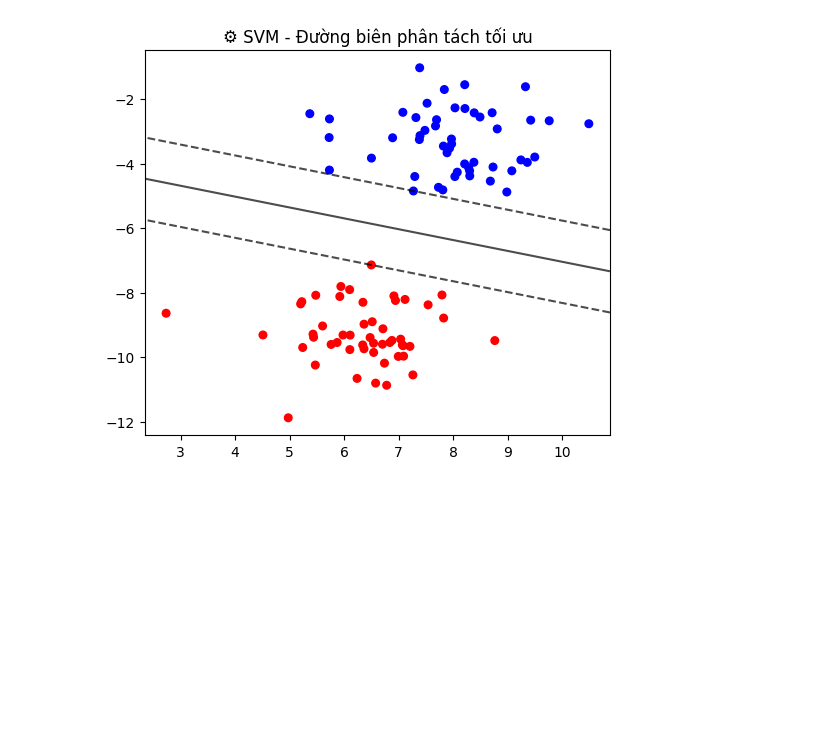
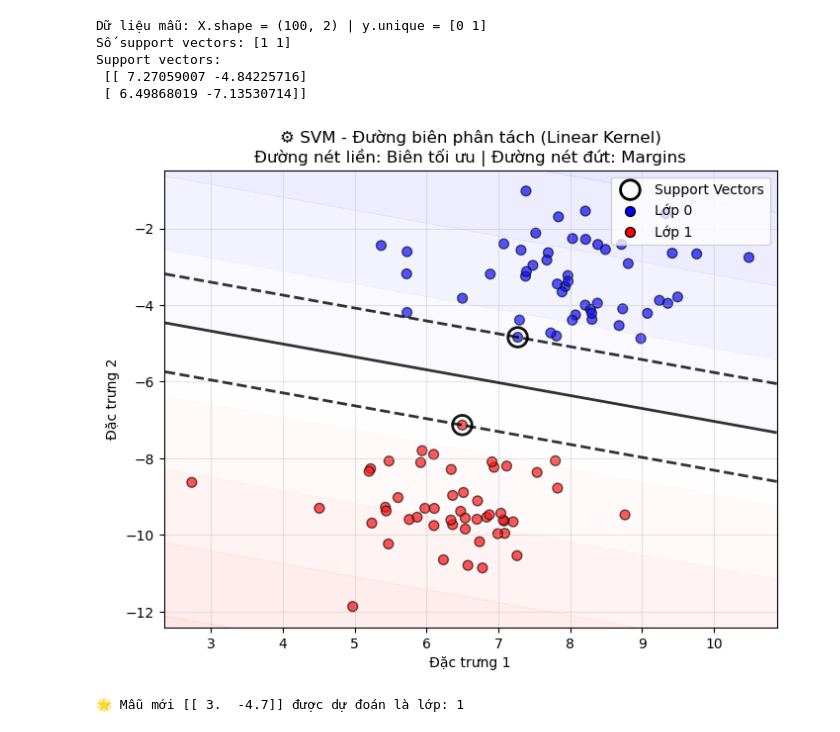
Before and after one commit to CodeWithVu/pythonPrograming, a Jupyter notebook: exercise/w4/svm.ipynb, the cells around one changed output. Drawn from its saved outputs; the diff is of its cells as text; code cells hidden in the pictures; blank space fills up the shorter version.

```diff
--- a/exercise/w4/svm.ipynb
+++ b/exercise/w4/svm.ipynb
@@ -1,36 +1,81 @@
 # %%
 # SVM - Phân loại 2D trực quan
 from sklearn import datasets
 from sklearn.svm import SVC
 import matplotlib.pyplot as plt
 import numpy as np
 
-# 1. Tạo dữ liệu 2 lớp
+# 1. Tạo dữ liệu 2 lớp (dễ phân tách tuyến tính)
 X, y = datasets.make_blobs(n_samples=100, centers=2, random_state=6)
+print("Dữ liệu mẫu: X.shape =", X.shape, "| y.unique =", np.unique(y))
 
-# 2. Huấn luyện SVM
+# 2. Huấn luyện SVM với kernel tuyến tính
 svm = SVC(kernel='linear')
 svm.fit(X, y)
+print("Số support vectors:", svm.n_support_)
+print("Support vectors:\n", svm.support_vectors_)
 
-# 3. Vẽ ranh giới
-plt.figure(figsize=(6,5))
-plt.scatter(X[:,0], X[:,1], c=y, cmap='bwr', s=30)
+# 3. Vẽ biểu đồ
+plt.figure(figsize=(8, 6))
+# Vẽ các điểm dữ liệu với màu sắc (lớp 0: đỏ, lớp 1: xanh dương)
+plt.scatter(X[:, 0], X[:, 1], c=y, cmap='bwr', s=50, edgecolor='k', alpha=0.7)
+# Vẽ support vectors (điểm quan trọng nhất)
+plt.scatter(svm.support_vectors_[:, 0], svm.support_vectors_[:, 1],
+            s=200, facecolors='none', edgecolors='k', linewidth=2, label='Support Vectors')
 
 # Tạo lưới để vẽ đường biên
 ax = plt.gca()
 xlim = ax.get_xlim()
 ylim = ax.get_ylim()
-
-xx, yy = np.meshgrid(np.linspace(xlim[0], xlim[1], 30),
-                     np.linspace(ylim[0], ylim[1], 30))
+xx, yy = np.meshgrid(np.linspace(xlim[0], xlim[1], 50),
+                     np.linspace(ylim[0], ylim[1], 50))
 Z = svm.decision_function(np.c_[xx.ravel(), yy.ravel()])
 Z = Z.reshape(xx.shape)
 
-# Vẽ đường ranh giới
+# Vẽ đường biên phân tách (decision boundary) và margins
 plt.contour(xx, yy, Z, colors='k', levels=[-1, 0, 1],
-            alpha=0.7, linestyles=['--', '-', '--'])
+            alpha=0.8, linestyles=['--', '-', '--'], linewidths=2)
+plt.contourf(xx, yy, Z, alpha=0.1, cmap='bwr')  # Tô màu vùng phân loại
 
-plt.title("⚙️ SVM - Đường biên phân tách tối ưu")
+# Thêm chú thích cho các lớp
+for label in np.unique(y):
+    color = 'blue' if label == 0 else 'red'  # Ánh xạ màu từ cmap='bwr'
+    plt.scatter([], [], c=color, label=f'Lớp {label}', edgecolor='k', s=50)
+
+# Thêm chú thích
+plt.xlabel('Đặc trưng 1')
+plt.ylabel('Đặc trưng 2')
+plt.title("⚙️ SVM - Đường biên phân tách (Linear Kernel)\nĐường nét liền: Biên tối ưu | Đường nét đứt: Margins")
+plt.legend(loc='upper right')
+plt.grid(True, alpha=0.3)
 plt.show()
+
+# 4. Dự đoán mẫu mới
+new_sample = np.array([[3, -4.7]])  # Mẫu mới (thay đổi giá trị để thử nghiệm)
+prediction = svm.predict(new_sample)[0]
+print(f"🌟 Mẫu mới {new_sample} được dự đoán là lớp: {prediction}")
+
+# Vẽ mẫu mới trên biểu đồ
+plt.figure(figsize=(8, 6))
+plt.scatter(X[:, 0], X[:, 1], c=y, cmap='bwr', s=50, edgecolor='k', alpha=0.7)
+plt.scatter(svm.support_vectors_[:, 0], svm.support_vectors_[:, 1],
+            s=200, facecolors='none', edgecolors='k', linewidth=2, label='Support Vectors')
+plt.scatter(new_sample[0, 0], new_sample[0, 1], c='green', marker='*', s=300,
+            label=f'Mẫu mới → Lớp {prediction}')
+plt.contour(xx, yy, Z, colors='k', levels=[-1, 0, 1],
+            alpha=0.8, linestyles=['--', '-', '--'], linewidths=2)
+plt.contourf(xx, yy, Z, alpha=0.1, cmap='bwr')
+plt.xlabel('Đặc trưng 1')
+plt.ylabel('Đặc trưng 2')
+plt.title("⚙️ SVM với Mẫu Mới")
+plt.legend(loc='upper right')
+plt.grid(True, alpha=0.3)
+plt.show()
 # %% [output]
+Dữ liệu mẫu: X.shape = (100, 2) | y.unique = [0 1]
+Số support vectors: [1 1]
+Support vectors:
+ [[ 7.27059007 -4.84225716]
+ [ 6.49868019 -7.13530714]]
-[figure, old version]
+[figure, new version]
+🌟 Mẫu mới [[ 3.  -4.7]] được dự đoán là lớp: 1
```
Also changed, not shown: parts of 1 cell of this notebook, 4 other files.
